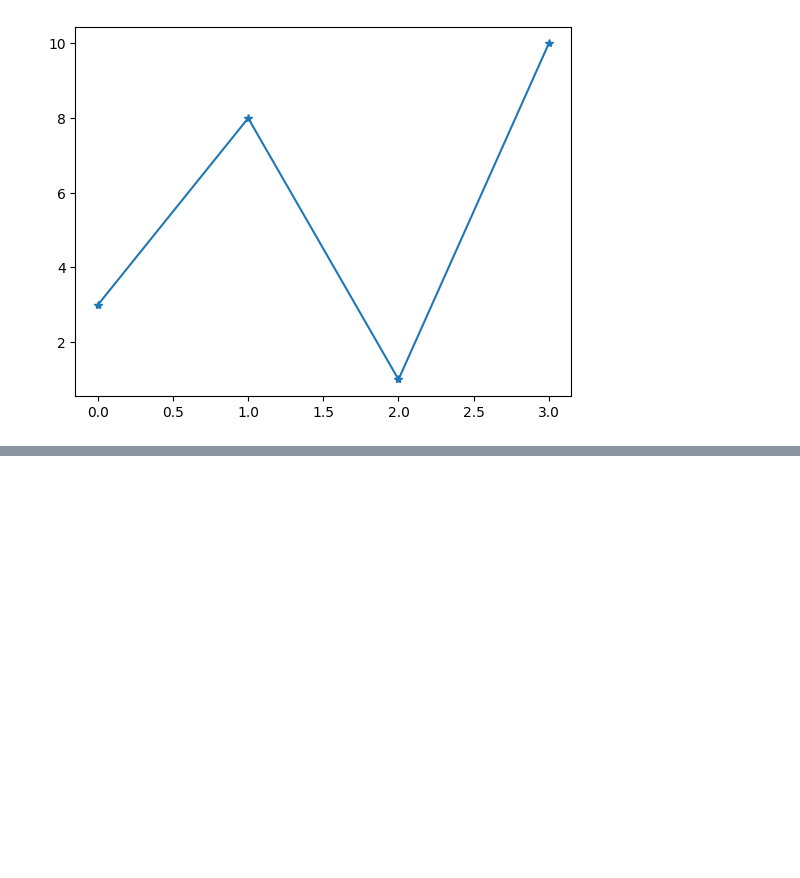
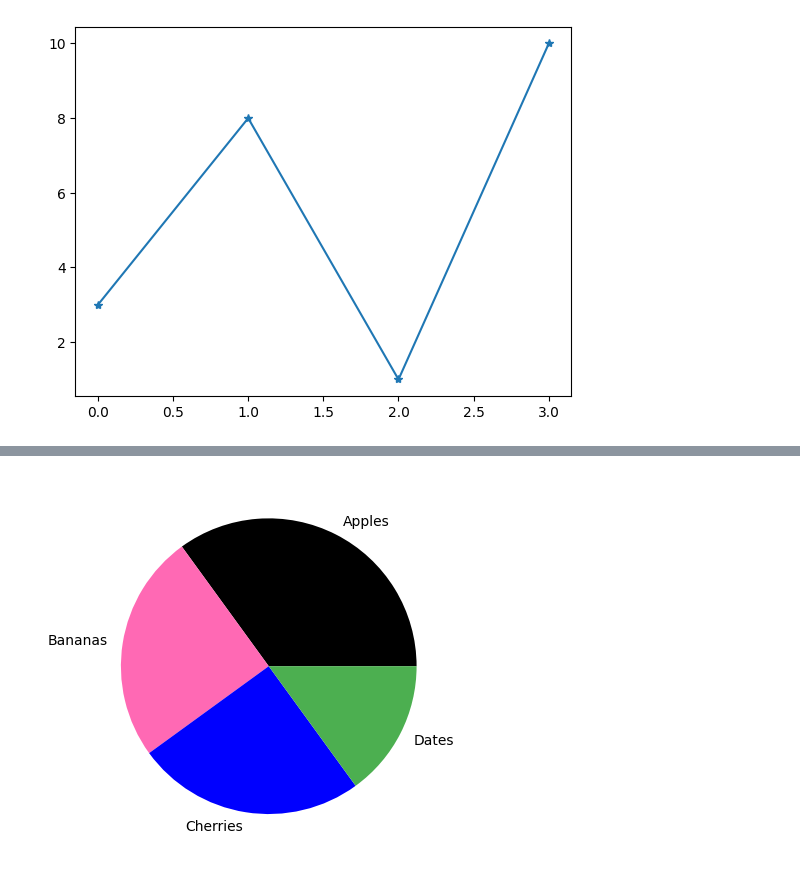
Before and after one commit to DikshaEncureIT/python-practice, a Jupyter notebook: NumPy Random.ipynb, the cells around one changed output, grey strips where cells are left out. Saved outputs shown, nothing was run; the diff lists cells and outputs as text; code cells hidden in the pictures; blank space fills up the shorter version.

```diff
--- a/NumPy Random.ipynb
+++ b/NumPy Random.ipynb
@@ -127,0 +172,9 @@ plt.show()
+# %%
+y = np.array([35, 25, 25, 15])
+mylabels = ["Apples", "Bananas", "Cherries", "Dates"]
+mycolors = ["black", "hotpink", "b", "#4CAF50"]
+
+plt.pie(y, labels = mylabels, colors = mycolors)
+plt.show()
+# %% [output]
+[figure, added]
```
Also changed, not shown: parts of 21 cells of this notebook.
